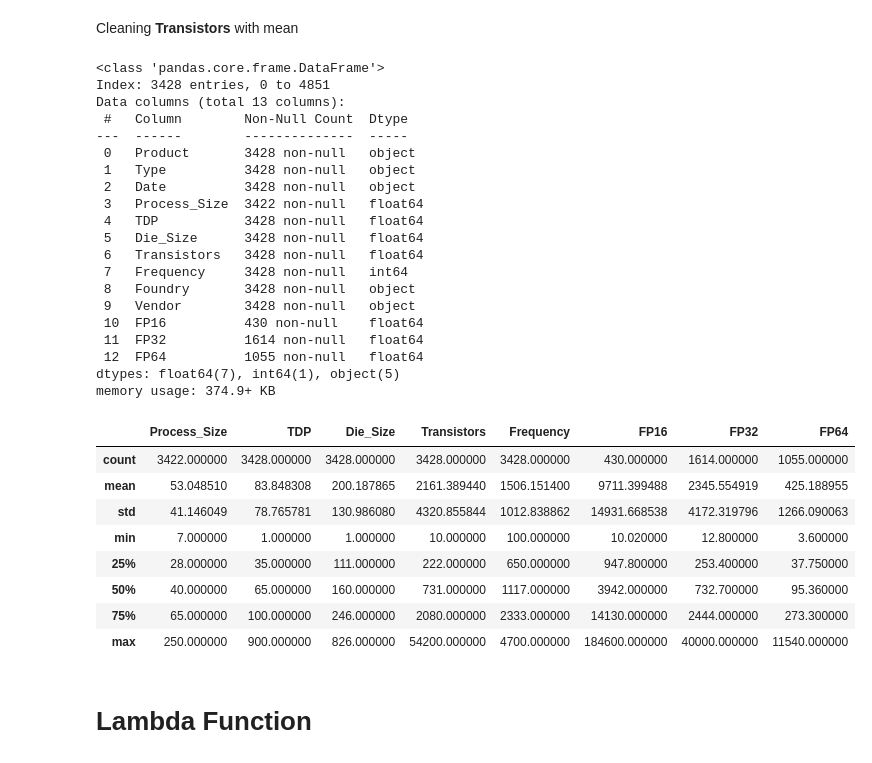
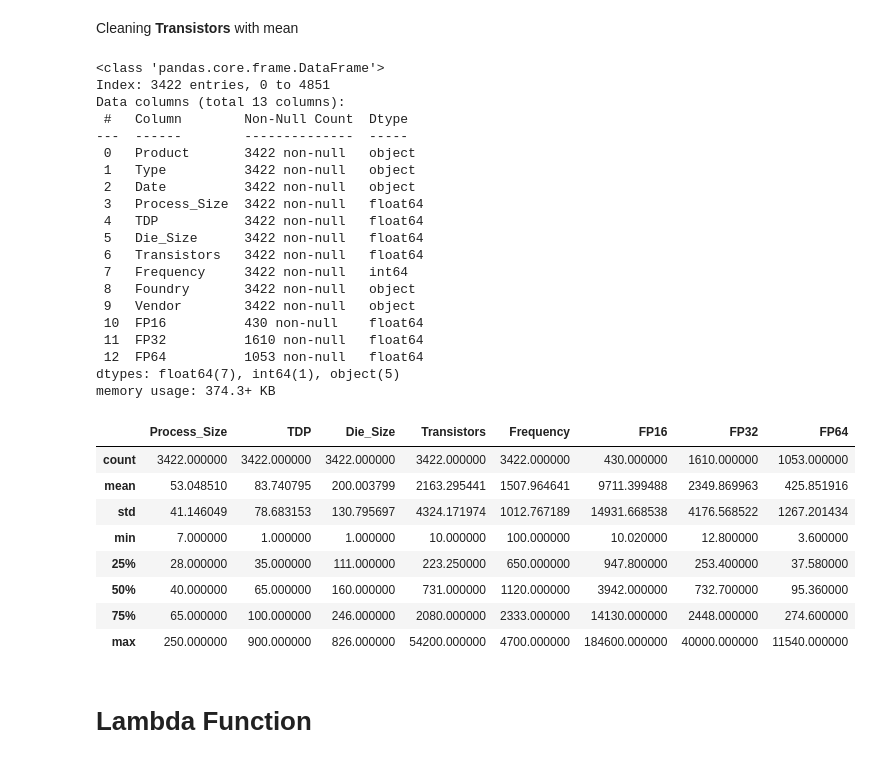
Before and after one commit to geobutas/MATHEDA-Butas, a Jupyter notebook: WK6/excercise/WK6-Data-Cleaning-Exercise.ipynb, the cells around one changed output. Cells and saved outputs as stored; diff of their text form; code cells hidden in the pictures.

Commit message:
WK 6 - Upload / WK 4 - Exam (Printed) Upload

```diff
--- a/WK6/excercise/WK6-Data-Cleaning-Exercise.ipynb
+++ b/WK6/excercise/WK6-Data-Cleaning-Exercise.ipynb
@@ -282,0 +299,4 @@ df_c['TDP'] = df_c['TDP'].fillna(tdp_mean)
+# %%
+psize_mean = df_w['Process_Size'].mean()
+print(psize_mean)
+df_m['Process_Size'] = df_m['Process_Size'].fillna(psize_mean)
@@ -283,45 +307,47 @@ df_c['TDP'] = df_c['TDP'].fillna(tdp_mean)
+# %%
+df_m['TDP'] = df_m['TDP'].fillna(df_w['TDP'].mean())
 # %% [markdown]
 Cleaning **Die_Size** with mean
 # %%
-df_c['Die_Size'] = df_c['Die_Size'].fillna(df_w['Die_Size'].mean())
+df_m['Die_Size'] = df_m['Die_Size'].fillna(df_w['Die_Size'].mean())
 # %% [markdown]
 Cleaning **Transistors** with mean
 # %%
-df_c['Transistors'] = df_c['Transistors'].fillna(df_w['Transistors'].mean())
+df_m['Transistors'] = df_m['Transistors'].fillna(df_w['Transistors'].mean())
 # %%
-df_c.info()
+df_m.info()
 # %% [output]
 <class 'pandas.core.frame.DataFrame'>
-Index: 3428 entries, 0 to 4851
+Index: 3422 entries, 0 to 4851
 Data columns (total 13 columns):
  #   Column        Non-Null Count  Dtype
 ---  ------        --------------  -----
- 0   Product       3428 non-null   object
- 1   Type          3428 non-null   object
- 2   Date          3428 non-null   object
+ 0   Product       3422 non-null   object
+ 1   Type          3422 non-null   object
+ 2   Date          3422 non-null   object
  3   Process_Size  3422 non-null   float64
- 4   TDP           3428 non-null   float64
- 5   Die_Size      3428 non-null   float64
- 6   Transistors   3428 non-null   float64
- 7   Frequency     3428 non-null   int64
- 8   Foundry       3428 non-null   object
- 9   Vendor        3428 non-null   object
+ 4   TDP           3422 non-null   float64
+ 5   Die_Size      3422 non-null   float64
+ 6   Transistors   3422 non-null   float64
+ 7   Frequency     3422 non-null   int64
+ 8   Foundry       3422 non-null   object
+ 9   Vendor        3422 non-null   object
  10  FP16          430 non-null    float64
- 11  FP32          1614 non-null   float64
- 12  FP64          1055 non-null   float64
+ 11  FP32          1610 non-null   float64
+ 12  FP64          1053 non-null   float64
 dtypes: float64(7), int64(1), object(5)
-memory usage: 374.9+ KB
+memory usage: 374.3+ KB
 # %%
-df_c.describe()
+df_m.describe()
 # %% [output]
 |  | Process_Size | TDP | Die_Size | Transistors | Frequency | FP16 | FP32 | FP64 |
-| count | 3422.000000 | 3428.000000 | 3428.000000 | 3428.000000 | 3428.000000 | 430.000000 | 1614.000000 | 1055.000000 |
-| mean | 53.048510 | 83.848308 | 200.187865 | 2161.389440 | 1506.151400 | 9711.399488 | 2345.554919 | 425.188955 |
-| std | 41.146049 | 78.765781 | 130.986080 | 4320.855844 | 1012.838862 | 14931.668538 | 4172.319796 | 1266.090063 |
+| count | 3422.000000 | 3422.000000 | 3422.000000 | 3422.000000 | 3422.000000 | 430.000000 | 1610.000000 | 1053.000000 |
+| mean | 53.048510 | 83.740795 | 200.003799 | 2163.295441 | 1507.964641 | 9711.399488 | 2349.869963 | 425.851916 |
+| std | 41.146049 | 78.683153 | 130.795697 | 4324.171974 | 1012.767189 | 14931.668538 | 4176.568522 | 1267.201434 |
 | min | 7.000000 | 1.000000 | 1.000000 | 10.000000 | 100.000000 | 10.020000 | 12.800000 | 3.600000 |
-| 25% | 28.000000 | 35.000000 | 111.000000 | 222.000000 | 650.000000 | 947.800000 | 253.400000 | 37.750000 |
-| 50% | 40.000000 | 65.000000 | 160.000000 | 731.000000 | 1117.000000 | 3942.000000 | 732.700000 | 95.360000 |
-| 75% | 65.000000 | 100.000000 | 246.000000 | 2080.000000 | 2333.000000 | 14130.000000 | 2444.000000 | 273.300000 |
+| 25% | 28.000000 | 35.000000 | 111.000000 | 223.250000 | 650.000000 | 947.800000 | 253.400000 | 37.580000 |
+| 50% | 40.000000 | 65.000000 | 160.000000 | 731.000000 | 1120.000000 | 3942.000000 | 732.700000 | 95.360000 |
+| 75% | 65.000000 | 100.000000 | 246.000000 | 2080.000000 | 2333.000000 | 14130.000000 | 2448.000000 | 274.600000 |
 | max | 250.000000 | 900.000000 | 826.000000 | 54200.000000 | 4700.000000 | 184600.000000 | 40000.000000 | 11540.000000 |
 # %% [markdown]
 # Lambda Function
```
Also changed, not shown: parts of 16 cells of this notebook, 3 other files.
